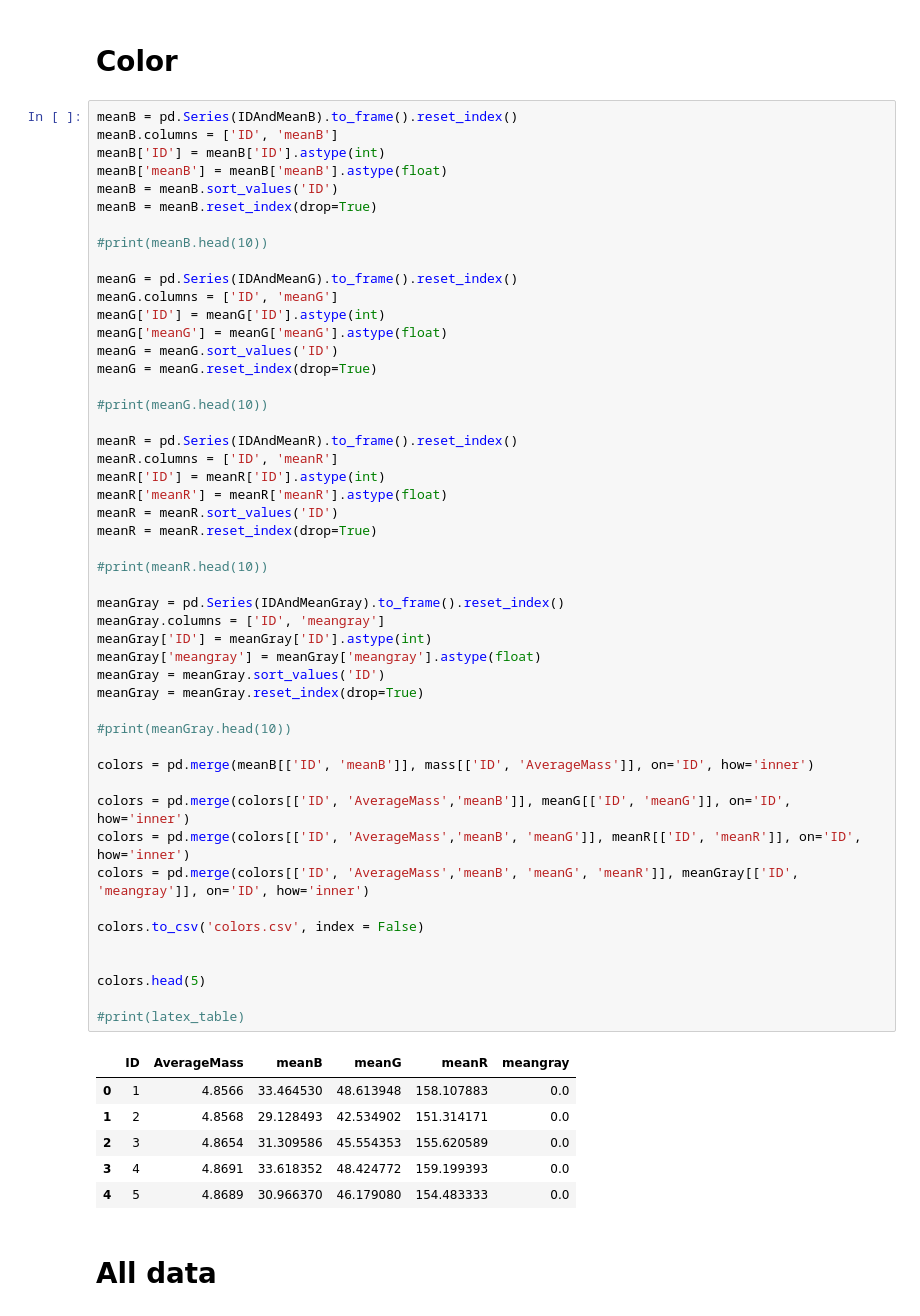
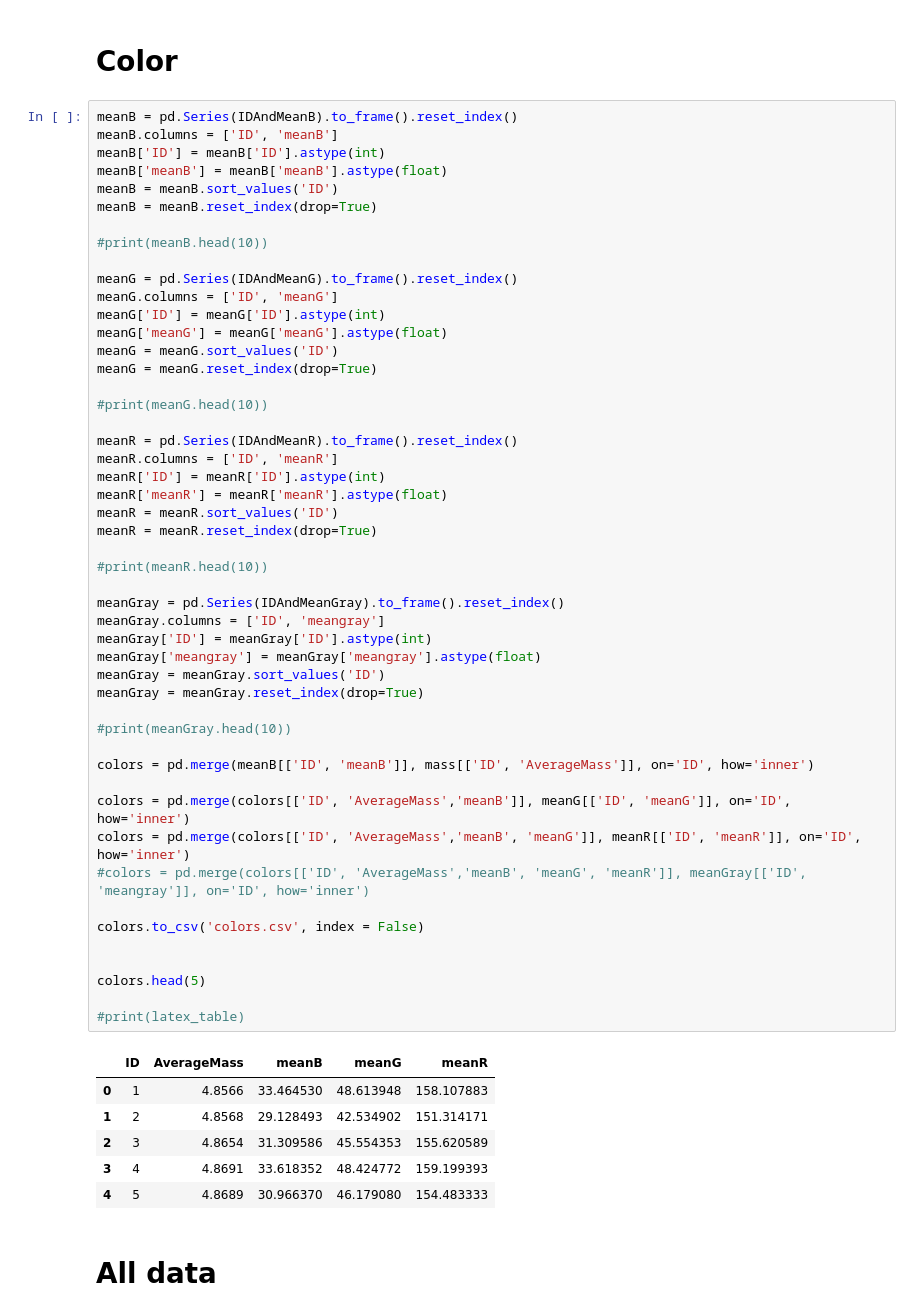
Before and after one commit to pcruiher08/ImageFeatures, a Jupyter notebook: analysisRaspberriesRaw.ipynb, the cells around one changed output. Cells and saved outputs as stored; diff of their text form.

Commit message:
remove gray

```diff
--- a/analysisRaspberriesRaw.ipynb
+++ b/analysisRaspberriesRaw.ipynb
@@ -597,40 +597,40 @@ meanG = meanG.reset_index(drop=True)
 meanR = pd.Series(IDAndMeanR).to_frame().reset_index()
 meanR.columns = ['ID', 'meanR']
 meanR['ID'] = meanR['ID'].astype(int)
 meanR['meanR'] = meanR['meanR'].astype(float)
 meanR = meanR.sort_values('ID')
 meanR = meanR.reset_index(drop=True)
 
 #print(meanR.head(10))
 
 meanGray = pd.Series(IDAndMeanGray).to_frame().reset_index()
 meanGray.columns = ['ID', 'meangray']
 meanGray['ID'] = meanGray['ID'].astype(int)
 meanGray['meangray'] = meanGray['meangray'].astype(float)
 meanGray = meanGray.sort_values('ID')
 meanGray = meanGray.reset_index(drop=True)
 
 #print(meanGray.head(10))
 
 colors = pd.merge(meanB[['ID', 'meanB']], mass[['ID', 'AverageMass']], on='ID', how='inner')
 
 colors = pd.merge(colors[['ID', 'AverageMass','meanB']], meanG[['ID', 'meanG']], on='ID', how='inner')
 colors = pd.merge(colors[['ID', 'AverageMass','meanB', 'meanG']], meanR[['ID', 'meanR']], on='ID', how='inner')
-colors = pd.merge(colors[['ID', 'AverageMass','meanB', 'meanG', 'meanR']], meanGray[['ID', 'meangray']], on='ID', how='inner')
+#colors = pd.merge(colors[['ID', 'AverageMass','meanB', 'meanG', 'meanR']], meanGray[['ID', 'meangray']], on='ID', how='inner')
 
 colors.to_csv('colors.csv', index = False)
 
 
 colors.head(5)
 
 #print(latex_table)
 # %% [output]
-|  | ID | AverageMass | meanB | meanG | meanR | meangray |
-| 0 | 1 | 4.8566 | 33.464530 | 48.613948 | 158.107883 | 0.0 |
-| 1 | 2 | 4.8568 | 29.128493 | 42.534902 | 151.314171 | 0.0 |
-| 2 | 3 | 4.8654 | 31.309586 | 45.554353 | 155.620589 | 0.0 |
-| 3 | 4 | 4.8691 | 33.618352 | 48.424772 | 159.199393 | 0.0 |
-| 4 | 5 | 4.8689 | 30.966370 | 46.179080 | 154.483333 | 0.0 |
+|  | ID | AverageMass | meanB | meanG | meanR |
+| 0 | 1 | 4.8566 | 33.464530 | 48.613948 | 158.107883 |
+| 1 | 2 | 4.8568 | 29.128493 | 42.534902 | 151.314171 |
+| 2 | 3 | 4.8654 | 31.309586 | 45.554353 | 155.620589 |
+| 3 | 4 | 4.8691 | 33.618352 | 48.424772 | 159.199393 |
+| 4 | 5 | 4.8689 | 30.966370 | 46.179080 | 154.483333 |
 # %% [markdown]
 # All data
 # %%
```
Also changed, not shown: 1 other file.
